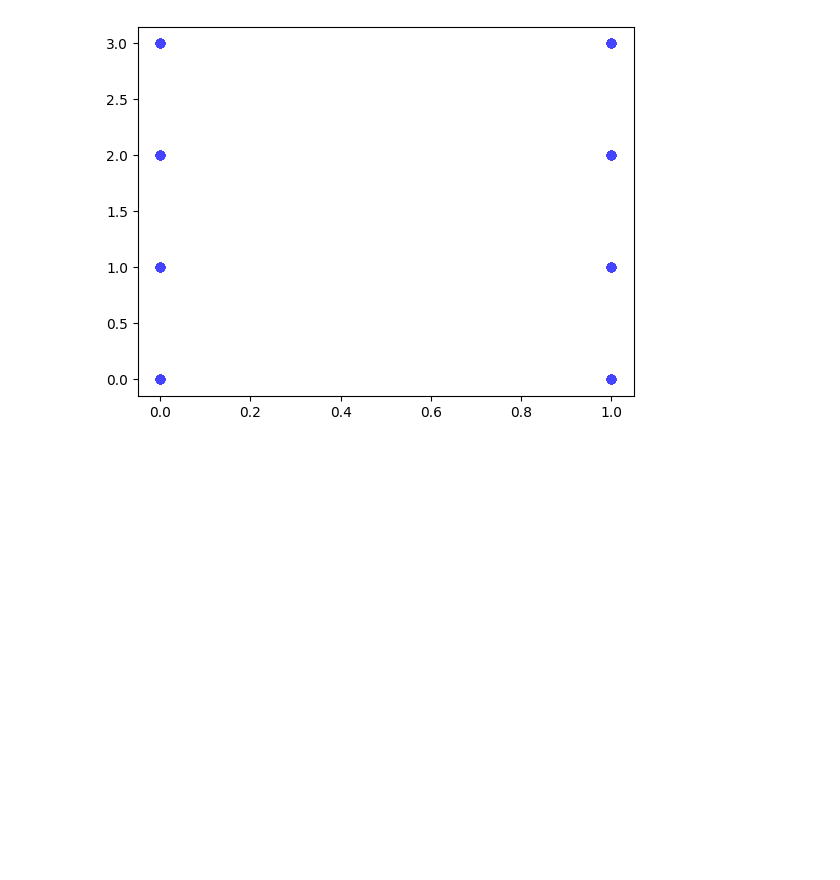
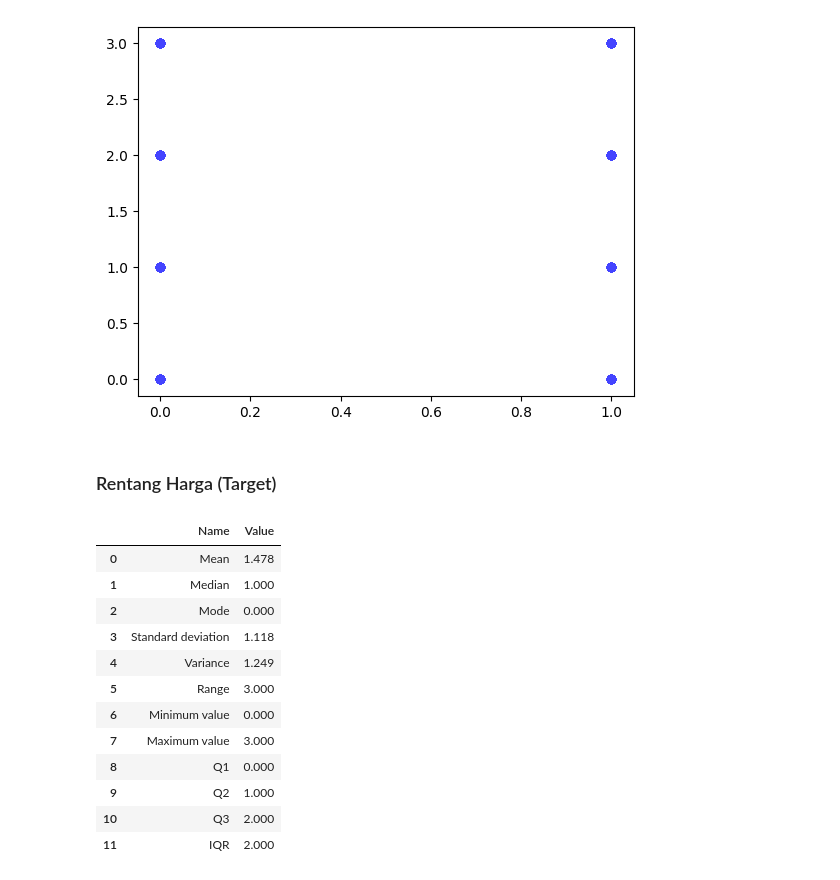
Before and after one commit to kevinjohn01/Tucil2_13521042_13521107, a Jupyter notebook: Tucil2_13521042_13521107.ipynb, the cells around one changed output. Cells and saved outputs as stored; diff of their text form; code cells hidden in the pictures; blank space fills up the shorter version.

```diff
--- a/Tucil2_13521042_13521107.ipynb
+++ b/Tucil2_13521042_13521107.ipynb
@@ -1130,3 +1171,23 @@ print(f'Korelasi terhadap target: {corr}')
 # %% [output]
 Korelasi terhadap target: 0.03432935762117301
 [figure]
+# %% [markdown]
+### Rentang Harga (Target)
+# %%
+# Statistik dasar
+col = NonnumericStatistics('price_range')
+col.stats()
+# %% [output]
+|  | Name | Value |
+| 0 | Mean | 1.478 |
+| 1 | Median | 1.000 |
+| 2 | Mode | 0.000 |
+| 3 | Standard deviation | 1.118 |
+| 4 | Variance | 1.249 |
+| 5 | Range | 3.000 |
+| 6 | Minimum value | 0.000 |
+| 7 | Maximum value | 3.000 |
+| 8 | Q1 | 0.000 |
+| 9 | Q2 | 1.000 |
+| 10 | Q3 | 2.000 |
+| 11 | IQR | 2.000 |
```
Also changed, not shown: parts of 22 cells of this notebook.
